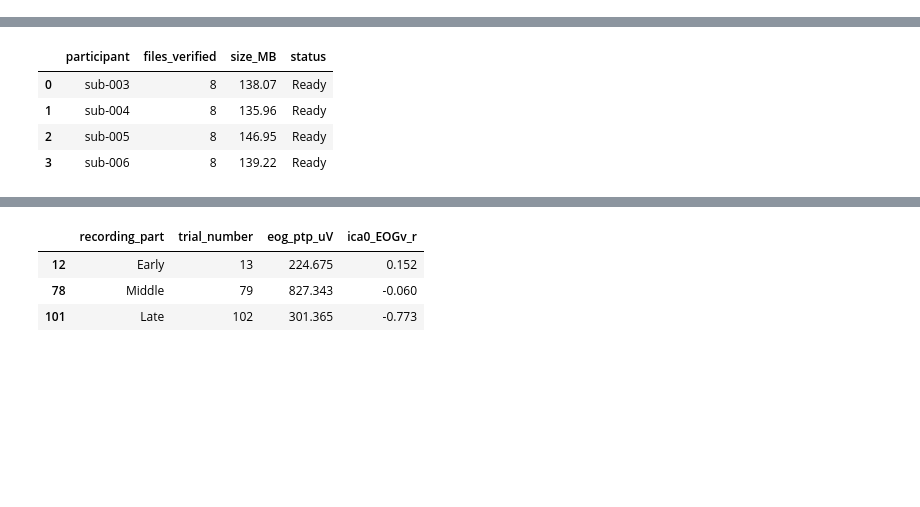
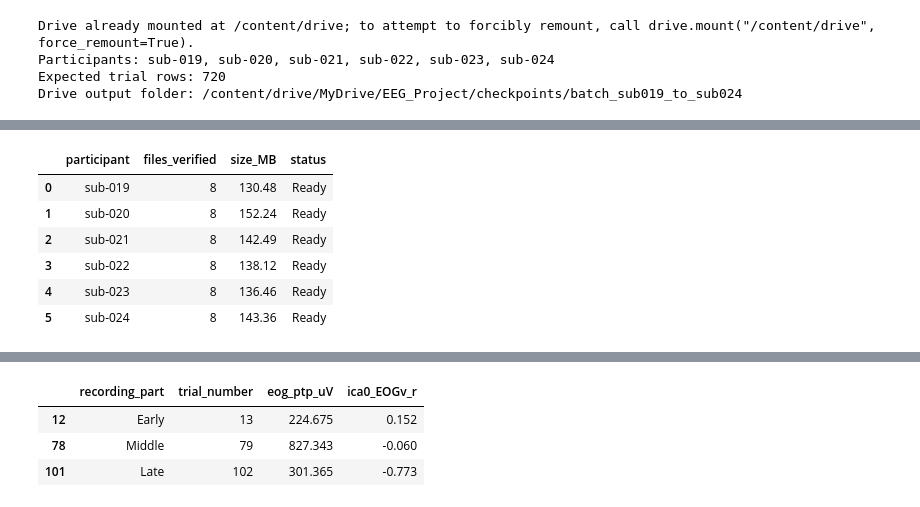
Before and after one commit to EmanAdil122/federated-eeg-working-memory, a Jupyter notebook: notebooks/EEG_Batch_Preprocessing.ipynb, the cells around one changed output, grey strips where cells are left out. Drawn from its saved outputs; the diff is of its cells as text; code cells hidden in the pictures; blank space fills up the shorter version.

```diff
--- a/notebooks/EEG_Batch_Preprocessing.ipynb
+++ b/notebooks/EEG_Batch_Preprocessing.ipynb
@@ -1,8 +1,38 @@
 # %% [markdown]
 <a href="https://colab.research.google.com/github/EmanAdil122/federated-eeg-working-memory/blob/main/notebooks/EEG_Batch_Preprocessing.ipynb" target="_parent"><img src="https://colab.research.google.com/assets/colab-badge.svg" alt="Open In Colab"/></a>
+# %%
+from pathlib import Path
+from google.colab import drive
+
+# Har naye batch ke liye sirf yeh do numbers change karo.
+first_subject = 19
+last_subject = 24
+participant_ids = [
+    f"sub-{number:03d}"
+    for number in range(first_subject, last_subject + 1)
+]
+
+drive.mount("/content/drive")
+
+project = Path("/content/federated-eeg-working-memory")
+data_dir = project / "data"
+checkpoints = Path("/content/drive/MyDrive/EEG_Project/checkpoints")
+
+batch_name = f"batch_sub{first_subject:03d}_to_sub{last_subject:03d}"
+batch_dir = checkpoints / batch_name
+batch_dir.mkdir(parents=True, exist_ok=True)
+
+expected_trials = 120 * len(participant_ids)
+
+print("Participants:", ", ".join(participant_ids))
+print("Expected trial rows:", expected_trials)
+print("Drive output folder:", batch_dir)
+# %% [output]
+Drive already mounted at /content/drive; to attempt to forcibly remount, call drive.mount("/content/drive", force_remount=True).
+Participants: sub-019, sub-020, sub-021, sub-022, sub-023, sub-024
+Expected trial rows: 720
+Drive output folder: /content/drive/MyDrive/EEG_Project/checkpoints/batch_sub019_to_sub024
 # %%
-participant_ids = ["sub-003", "sub-004", "sub-005", "sub-006"]
-
 from pathlib import Path
 from urllib.parse import quote
 import xml.etree.ElementTree as ET
@@ -103,5 +135,7 @@ Downloading or checking sub-006...
 |  | participant | files_verified | size_MB | status |
-| 0 | sub-003 | 8 | 138.07 | Ready |
-| 1 | sub-004 | 8 | 135.96 | Ready |
-| 2 | sub-005 | 8 | 146.95 | Ready |
-| 3 | sub-006 | 8 | 139.22 | Ready |
+| 0 | sub-019 | 8 | 130.48 | Ready |
+| 1 | sub-020 | 8 | 152.24 | Ready |
+| 2 | sub-021 | 8 | 142.49 | Ready |
+| 3 | sub-022 | 8 | 138.12 | Ready |
+| 4 | sub-023 | 8 | 136.46 | Ready |
+| 5 | sub-024 | 8 | 143.36 | Ready |
```
Also changed, not shown: parts of 12 cells of this notebook.
